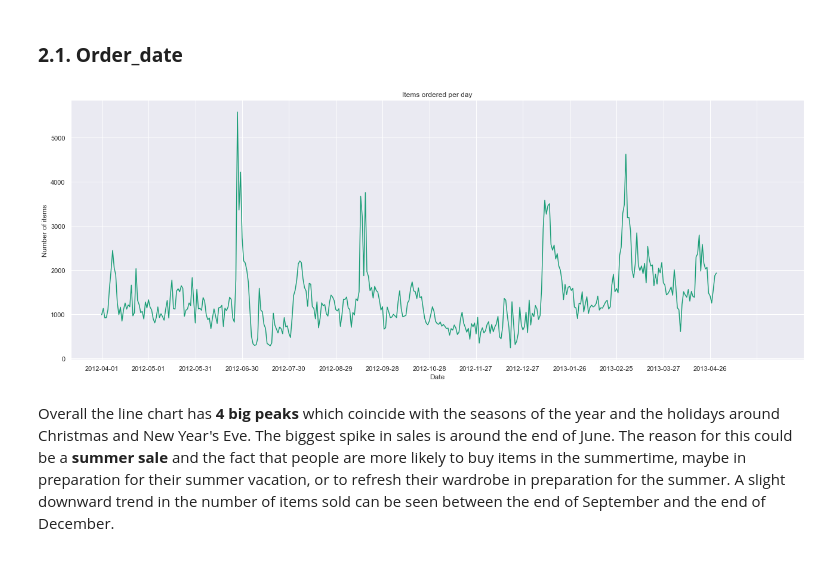
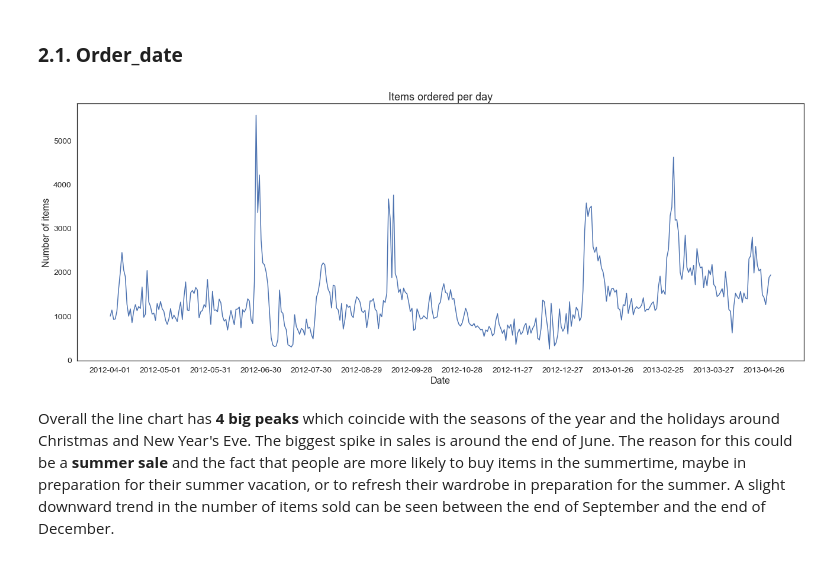
Before and after one commit to teodor-georgiev/Online-Retailer-Analysis-2014, a Jupyter notebook: 1. EDA and Transformation.ipynb, the cells around one changed output. Saved outputs shown, nothing was run; the diff lists cells and outputs as text; code cells hidden in the pictures.

```diff
--- a/1. EDA and Transformation.ipynb
+++ b/1. EDA and Transformation.ipynb
@@ -10,7 +10,9 @@ import pandas as pd
 import numpy as np
 import matplotlib.pyplot as plt
 import seaborn as sns
-sns.set_theme(palette = "Dark2")
+sns.set(font_scale = 1.25)
+sns.set_style("white")
+# sns.set_theme()
 import datetime
 from scipy.stats import ttest_ind
 # %%
@@ -121,10 +123,11 @@ dtype: int64
 # %%
 # Line chart of order_date using sns
 plt.figure(figsize=(22, 8))
 plot = sns.lineplot(data=df_combined.order_date.value_counts().sort_index())
-plot.set(xlabel = "Date", ylabel = "Number of items", xticks = np.arange(0, 460, step = 30),
-         title = "Items ordered per day")
-# plt.legend()
+plot.set(xticks = np.arange(0, 400, step = 30))
+plot.set_xlabel("Date", fontsize=16)
+plot.set_ylabel("Number of items", fontsize=16)
+plot.set_title("Items ordered per day", fontsize=18)
 plt.show()
 # %% [output]
-[figure, old version]
+[figure, new version]
```
Also changed, not shown: parts of 2 cells of this notebook.
